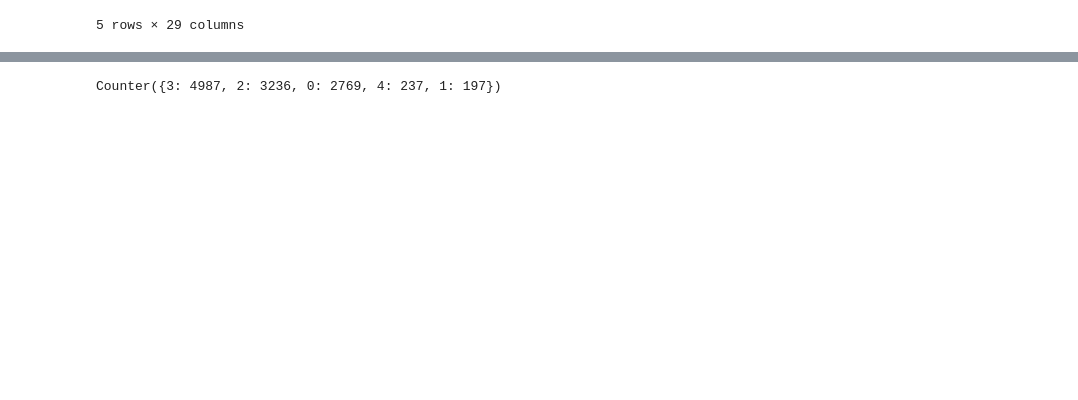
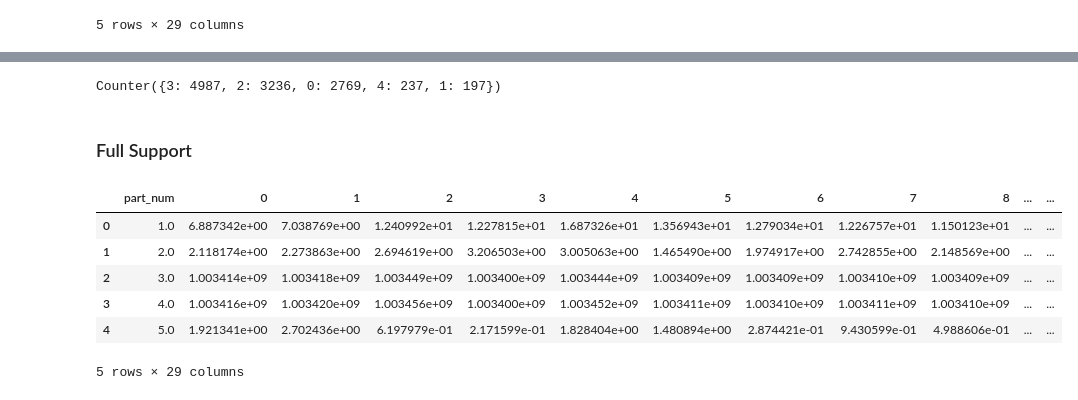
Before and after one commit to Bin0212/BallastClustering, a Jupyter notebook: src/clustering_force_only.ipynb, the cells around one changed output, grey strips where cells are left out. Saved outputs shown, nothing was run; the diff lists cells and outputs as text; code cells hidden in the pictures; blank space fills up the shorter version.

Commit message:
finished all four support conditions analysis

```diff
--- a/src/clustering_force_only.ipynb
+++ b/src/clustering_force_only.ipynb
@@ -272,27 +363,29 @@ sns.distplot(spline_kernel.iloc[:,4])
+# %%
+# if use spline_kernel for clustering with some preprocessing
+kmeans = cluster.KMeans(n_clusters = 5, n_init = 10, random_state = 0).fit(np.log(np.abs(spline_kernel.iloc[:,4:25])+0.0001))
+
+# check clustering distribution
+print(Counter(kmeans.labels_))
+
+# save labels to a csv file
+label = pd.DataFrame({'part_num':spline_data["part_num"],'label':kmeans.labels_})
+label.to_csv('../output/labels_force_cb.csv',header=True, index=False)
+
+# visualization
+vs.plot('../output/labels_force_cb.csv', 'CenterBinding.v3d','library.vlb')
+# %% [output]
+Counter({3: 4987, 2: 3236, 0: 2769, 4: 237, 1: 197})
 # %%
-import visualization_util as vs
-
-reload(vs)
-
-# spline_data = pd.read_csv('spline_coef_locs_16.csv')
-# spline_data = drop_nan(spline_data)
-
-# unsuperised kmeans clustering
-# kmeans = cluster.KMeans(n_clusters = 5, n_init = 10, random_state = 0).fit(np.log(np.abs(spline_data.iloc[:,4:25])+0.0001))
-# kmeans = cluster.KMeans(n_clusters = 5, n_init = 10, random_state = 0).fit(spline_data.iloc[:,4:25])
+# if use spline_kernel for clustering with some preprocessing
 kmeans = cluster.KMeans(n_clusters = 5, n_init = 10, random_state = 0).fit(np.log(np.abs(spline_kernel.iloc[:,4:25])+0.0001))
 
-# check clustering distribution
-print(Counter(kmeans.labels_))
+# saving single label to csv file
+tmp = [spline_data.iloc[idx,0] for idx, label in enumerate(kmeans.labels_) if label == 0]
+label = pd.DataFrame({'part_num':tmp,'label':[0]*len(tmp)})
 
-# # saving labels to csv file
-tmp = [spline_data.iloc[idx,0] for idx, label in enumerate(kmeans.labels_) if label == 3]
-label = pd.DataFrame({'part_num':tmp,'label':[3]*len(tmp)})
+label.to_csv('../output/labels_force_single_cb.csv',header=True, index=False)
 
-# label = pd.DataFrame({'part_num':spline_data["part_num"],'label':kmeans.labels_})
-label.to_csv('../output/labels_force_locs.csv',header=True, index=False)
-
-# # # visualization
-vs.plot('../output/labels_force_locs.csv', 'CenterBinding.v3d','library.vlb')
+# visualization
+vs.plot('../output/labels_force_single_cb.csv', 'CenterBinding.v3d','library.vlb')
-# %% [output]
-Counter({3: 4987, 2: 3236, 0: 2769, 4: 237, 1: 197})
+# %% [markdown]
+### Full Support
@@ -298,0 +396,27 @@ Counter({3: 4987, 2: 3236, 0: 2769, 4: 237, 1: 197})
+# %%
+# averaginh b-spline coefficients for eight train passes
+spline_data = pd.DataFrame()
+
+for i in range(8):
+#     print(i)
+    if spline_data.empty:
+        file = '../output/spline_coef_fs_' + str(i+7) + '.csv'
+        spline_data = pd.read_csv(file)
+        spline_data = drop_nan(spline_data)
+    else:
+
+        file = '../output/spline_coef_fs_' + str(i+7) + '.csv'
+        tmp = pd.read_csv(file)
+        tmp = drop_nan(tmp)
+        spline_data, tmp = match_partnum(spline_data, tmp)
+        spline_data = spline_data.add(tmp)/2
+
+spline_data.head()
+# %% [output]
+|  | part_num | 0 | 1 | 2 | 3 | 4 | 5 | 6 | 7 | 8 | ... | ... |
+| 0 | 1.0 | 6.887342e+00 | 7.038769e+00 | 1.240992e+01 | 1.227815e+01 | 1.687326e+01 | 1.356943e+01 | 1.279034e+01 | 1.226757e+01 | 1.150123e+01 | ... | ... |
+| 1 | 2.0 | 2.118174e+00 | 2.273863e+00 | 2.694619e+00 | 3.206503e+00 | 3.005063e+00 | 1.465490e+00 | 1.974917e+00 | 2.742855e+00 | 2.148569e+00 | ... | ... |
+| 2 | 3.0 | 1.003414e+09 | 1.003418e+09 | 1.003449e+09 | 1.003400e+09 | 1.003444e+09 | 1.003409e+09 | 1.003409e+09 | 1.003410e+09 | 1.003409e+09 | ... | ... |
+| 3 | 4.0 | 1.003416e+09 | 1.003420e+09 | 1.003456e+09 | 1.003400e+09 | 1.003452e+09 | 1.003411e+09 | 1.003410e+09 | 1.003411e+09 | 1.003410e+09 | ... | ... |
+| 4 | 5.0 | 1.921341e+00 | 2.702436e+00 | 6.197979e-01 | 2.171599e-01 | 1.828404e+00 | 1.480894e+00 | 2.874421e-01 | 9.430599e-01 | 4.988606e-01 | ... | ... |
+5 rows × 29 columns
```
Also changed, not shown: parts of 30 cells of this notebook, 1 other file.
